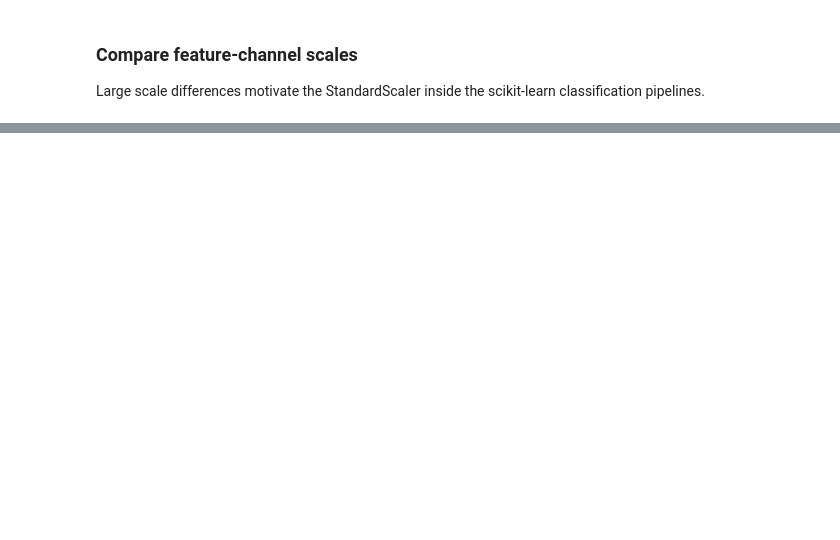
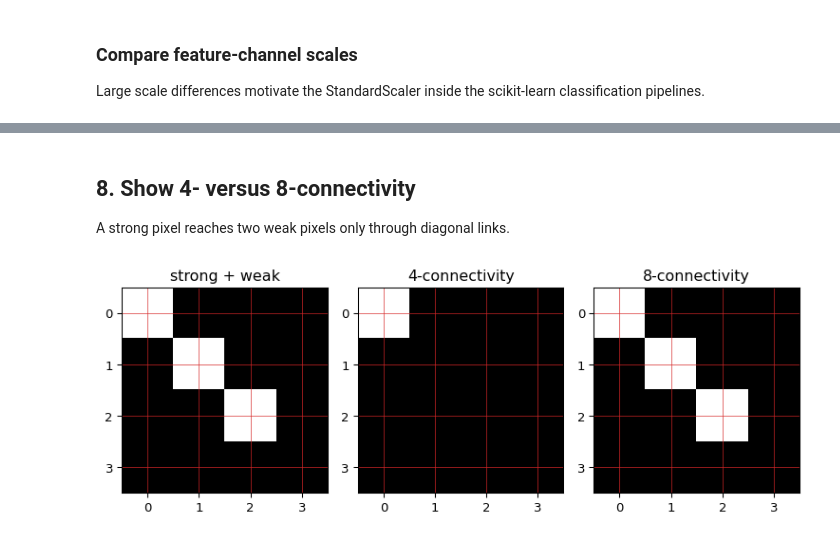
Before and after one commit to SarthaK-kumar-kgp/Computer-Vision, a Jupyter notebook: CS4243 Lab 1/code/notebooks/01_components_and_visualisation.ipynb, the cells around one changed output, grey strips where cells are left out. Cells and saved outputs as stored; diff of their text form; code cells hidden in the pictures; blank space fills up the shorter version.

```diff
--- a/CS4243 Lab 1/code/notebooks/01_components_and_visualisation.ipynb
+++ b/CS4243 Lab 1/code/notebooks/01_components_and_visualisation.ipynb
@@ -270,0 +321,27 @@ fig.tight_layout()
+# %% [markdown]
+## 8. Show 4- versus 8-connectivity
+A strong pixel reaches two weak pixels only through diagonal links.
+# %%
+from texturelab.edge_branch import hysteresis
+strong_example = np.zeros((4, 4), dtype=bool)
+weak_example = np.zeros_like(strong_example)
+strong_example[0, 0] = True
+weak_example[1, 1] = True
+weak_example[2, 2] = True
+edges_4 = hysteresis(strong_example, weak_example, connectivity=4)
+edges_8 = hysteresis(strong_example, weak_example, connectivity=8)
+fig, axes = plt.subplots(1, 3, figsize=(8, 3))
+for ax, image, title in zip(
+    axes,
+    (strong_example | weak_example, edges_4, edges_8),
+    ("strong + weak", "4-connectivity", "8-connectivity"),
+):
+    ax.imshow(image, cmap="gray", vmin=0, vmax=1)
+    ax.set_title(title)
+    ax.set_xticks(range(4))
+    ax.set_yticks(range(4))
+    ax.grid(color="tab:red", linewidth=0.5)
+fig.tight_layout()
+plt.show()
+# %% [output]
+[figure, added]
```
Also changed, not shown: parts of 11 cells of this notebook, 25 other files.
